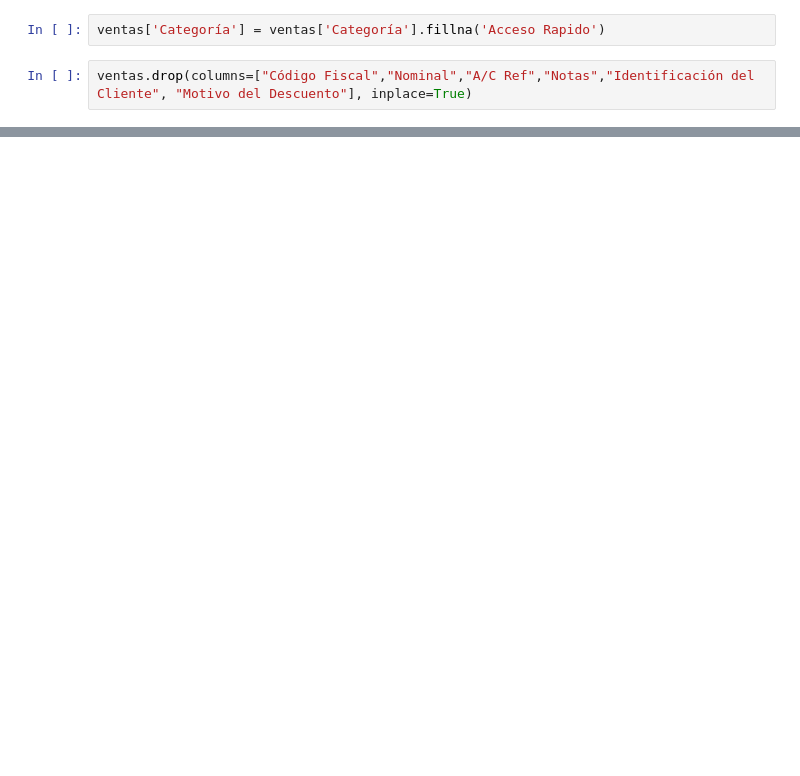
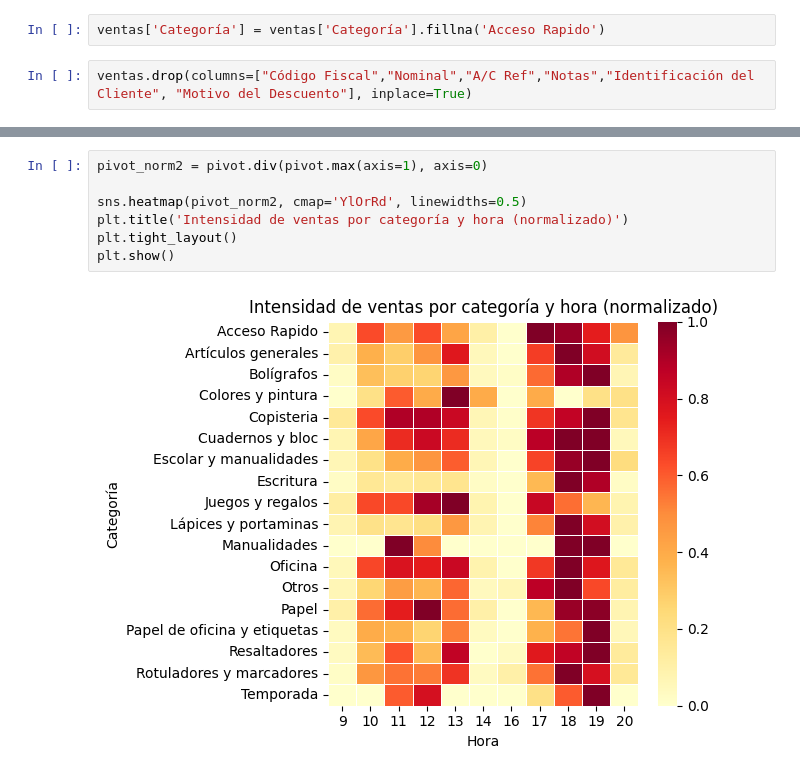
Before and after one commit to alimadriz0110/EDA_Trazos_y_Hojas, a Jupyter notebook: src/notebooks/notebook_eda_raquel.ipynb, the cells around one changed output, grey strips where cells are left out. Saved outputs shown, nothing was run; the diff lists cells and outputs as text; blank space fills up the shorter version.

```diff
--- a/src/notebooks/notebook_eda_raquel.ipynb
+++ b/src/notebooks/notebook_eda_raquel.ipynb
@@ -220,0 +298,9 @@ ventas.drop(columns=["Código Fiscal","Nominal","A/C Ref","Notas","Identificaci
+# %%
+pivot_norm2 = pivot.div(pivot.max(axis=1), axis=0)
+
+sns.heatmap(pivot_norm2, cmap='YlOrRd', linewidths=0.5)
+plt.title('Intensidad de ventas por categoría y hora (normalizado)')
+plt.tight_layout()
+plt.show()
+# %% [output]
+[figure, added]
```
Also changed, not shown: parts of 13 cells of this notebook.
